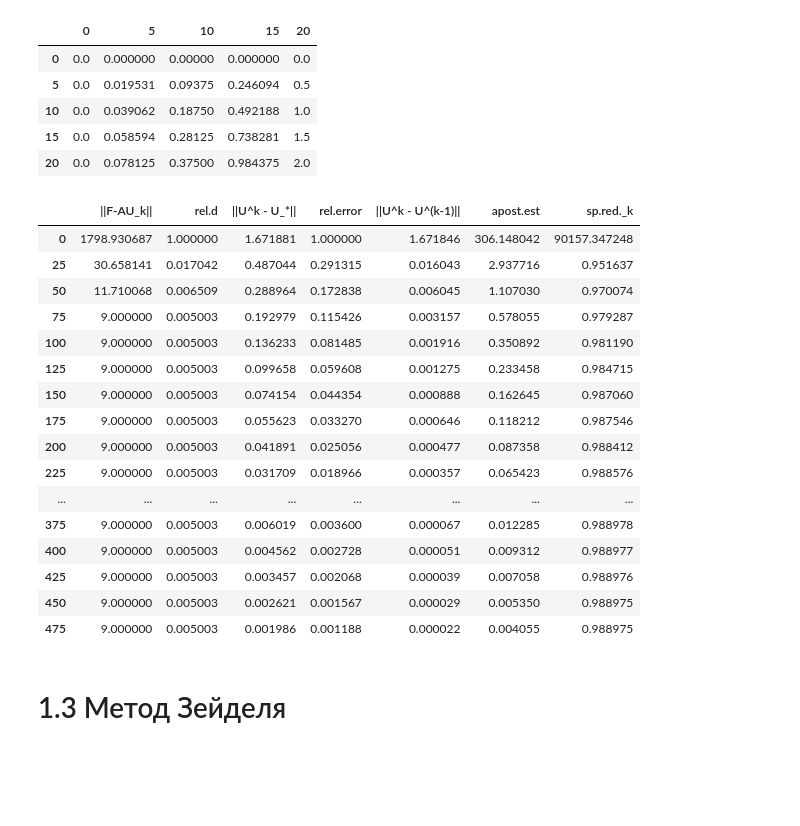
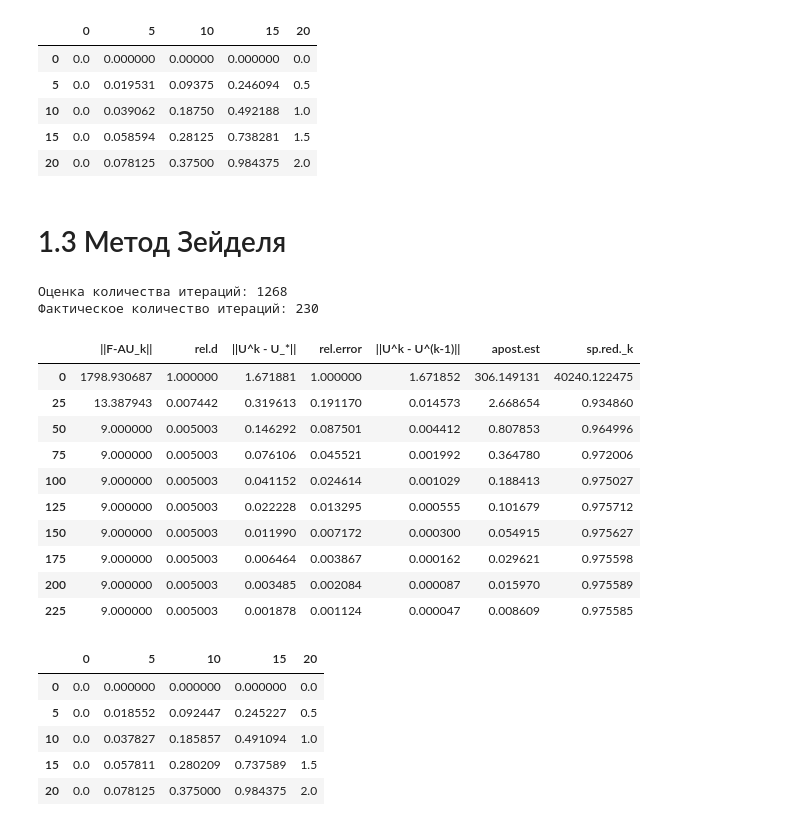
Before and after one commit to astatochek/mm-computational-workshop, a Jupyter notebook: 7-semester/note.ipynb, the cells around one changed output. Cells and saved outputs as stored; diff of their text form; code cells hidden in the pictures; blank space fills up the shorter version.

```diff
--- a/7-semester/note.ipynb
+++ b/7-semester/note.ipynb
@@ -186,25 +204,40 @@ show_table(exact_solution_table, k_row=5, k_col=5)
 | 10 | 0.0 | 0.039062 | 0.18750 | 0.492188 | 1.0 |
 | 15 | 0.0 | 0.058594 | 0.28125 | 0.738281 | 1.5 |
 | 20 | 0.0 | 0.078125 | 0.37500 | 0.984375 | 2.0 |
-# %%
-show_table(char_table, k_row=25)
-# %% [output]
-|  | ||F-AU_k|| | rel.d | ||U^k - U_*|| | rel.error | ||U^k - U^(k-1)|| | apost.est | sp.red._k |
-| 0 | 1798.930687 | 1.000000 | 1.671881 | 1.000000 | 1.671846 | 306.148042 | 90157.347248 |
-| 25 | 30.658141 | 0.017042 | 0.487044 | 0.291315 | 0.016043 | 2.937716 | 0.951637 |
-| 50 | 11.710068 | 0.006509 | 0.288964 | 0.172838 | 0.006045 | 1.107030 | 0.970074 |
-| 75 | 9.000000 | 0.005003 | 0.192979 | 0.115426 | 0.003157 | 0.578055 | 0.979287 |
-| 100 | 9.000000 | 0.005003 | 0.136233 | 0.081485 | 0.001916 | 0.350892 | 0.981190 |
-| 125 | 9.000000 | 0.005003 | 0.099658 | 0.059608 | 0.001275 | 0.233458 | 0.984715 |
-| 150 | 9.000000 | 0.005003 | 0.074154 | 0.044354 | 0.000888 | 0.162645 | 0.987060 |
-| 175 | 9.000000 | 0.005003 | 0.055623 | 0.033270 | 0.000646 | 0.118212 | 0.987546 |
-| 200 | 9.000000 | 0.005003 | 0.041891 | 0.025056 | 0.000477 | 0.087358 | 0.988412 |
-| 225 | 9.000000 | 0.005003 | 0.031709 | 0.018966 | 0.000357 | 0.065423 | 0.988576 |
-| ... | ... | ... | ... | ... | ... | ... | ... |
-| 375 | 9.000000 | 0.005003 | 0.006019 | 0.003600 | 0.000067 | 0.012285 | 0.988978 |
-| 400 | 9.000000 | 0.005003 | 0.004562 | 0.002728 | 0.000051 | 0.009312 | 0.988977 |
-| 425 | 9.000000 | 0.005003 | 0.003457 | 0.002068 | 0.000039 | 0.007058 | 0.988976 |
-| 450 | 9.000000 | 0.005003 | 0.002621 | 0.001567 | 0.000029 | 0.005350 | 0.988975 |
-| 475 | 9.000000 | 0.005003 | 0.001986 | 0.001188 | 0.000022 | 0.004055 | 0.988975 |
 # %% [markdown]
 # 1.3 Метод Зейделя
+# %%
+from algorithms import zeydel
+
+solution_list, n_fact_iters = zeydel.zeydel_method(x_vec, y_vec, x_step, y_step, n_iter_approx, eps)
+approx_solution_table = pd.DataFrame(data=solution_list[-1])
+
+char_table = get_char_table(solution_list, exact_solution, x_vec, y_vec, x_step, y_step, f_grid, init_approx, radius, u_0)
+
+print("Оценка количества итераций:", n_iter_approx)
+print("Фактическое количество итераций:", n_fact_iters)
+
+show_table(char_table, k_row=25)
+# %% [output]
+Оценка количества итераций: 1268
+Фактическое количество итераций: 230
+|  | ||F-AU_k|| | rel.d | ||U^k - U_*|| | rel.error | ||U^k - U^(k-1)|| | apost.est | sp.red._k |
+| 0 | 1798.930687 | 1.000000 | 1.671881 | 1.000000 | 1.671852 | 306.149131 | 40240.122475 |
+| 25 | 13.387943 | 0.007442 | 0.319613 | 0.191170 | 0.014573 | 2.668654 | 0.934860 |
+| 50 | 9.000000 | 0.005003 | 0.146292 | 0.087501 | 0.004412 | 0.807853 | 0.964996 |
+| 75 | 9.000000 | 0.005003 | 0.076106 | 0.045521 | 0.001992 | 0.364780 | 0.972006 |
+| 100 | 9.000000 | 0.005003 | 0.041152 | 0.024614 | 0.001029 | 0.188413 | 0.975027 |
+| 125 | 9.000000 | 0.005003 | 0.022228 | 0.013295 | 0.000555 | 0.101679 | 0.975712 |
+| 150 | 9.000000 | 0.005003 | 0.011990 | 0.007172 | 0.000300 | 0.054915 | 0.975627 |
+| 175 | 9.000000 | 0.005003 | 0.006464 | 0.003867 | 0.000162 | 0.029621 | 0.975598 |
+| 200 | 9.000000 | 0.005003 | 0.003485 | 0.002084 | 0.000087 | 0.015970 | 0.975589 |
+| 225 | 9.000000 | 0.005003 | 0.001878 | 0.001124 | 0.000047 | 0.008609 | 0.975585 |
+# %%
+show_table(approx_solution_table, k_row=5, k_col=5)
+# %% [output]
+|  | 0 | 5 | 10 | 15 | 20 |
+| 0 | 0.0 | 0.000000 | 0.000000 | 0.000000 | 0.0 |
+| 5 | 0.0 | 0.018552 | 0.092447 | 0.245227 | 0.5 |
+| 10 | 0.0 | 0.037827 | 0.185857 | 0.491094 | 1.0 |
+| 15 | 0.0 | 0.057811 | 0.280209 | 0.737589 | 1.5 |
+| 20 | 0.0 | 0.078125 | 0.375000 | 0.984375 | 2.0 |
```
Also changed, not shown: parts of 16 cells of this notebook, 8 other files.
